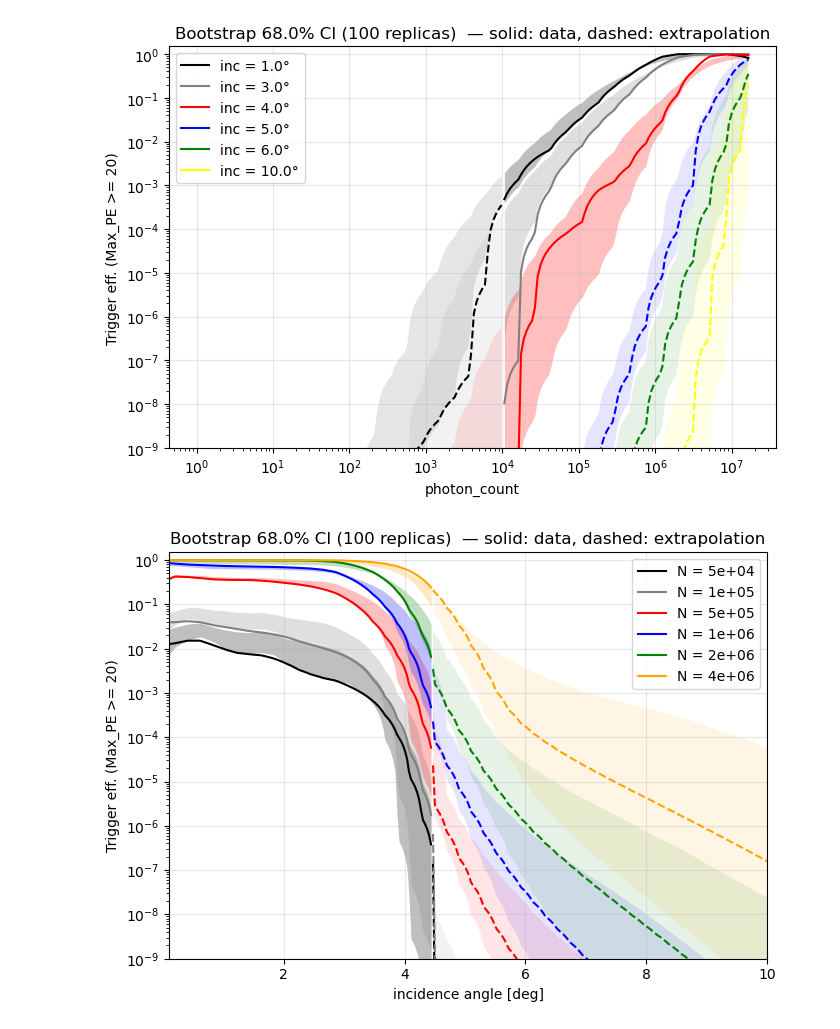
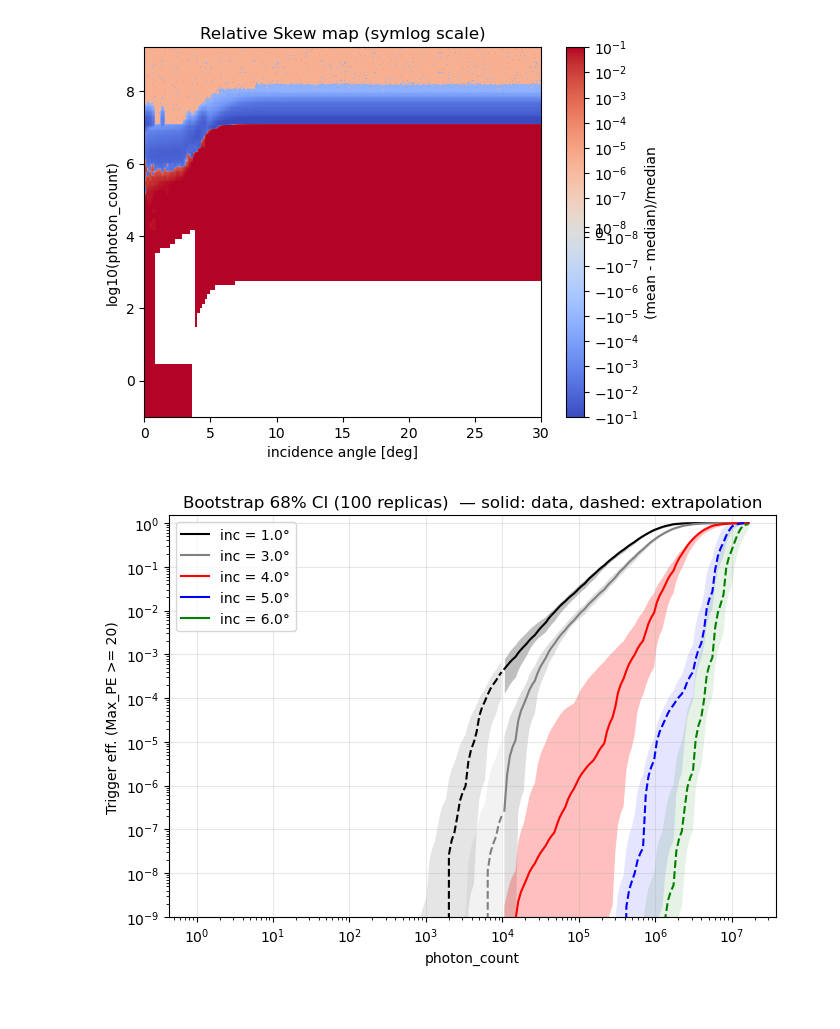
Before and after one commit to Teikiet/Muon_Trinity, a Jupyter notebook: analysis/Demonstrator_Muon_flux_v4_test.ipynb, the cells around one changed output. Drawn from its saved outputs; the diff is of its cells as text; code cells hidden in the pictures; blank space fills up the shorter version.

```diff
--- a/analysis/Demonstrator_Muon_flux_v4_test.ipynb
+++ b/analysis/Demonstrator_Muon_flux_v4_test.ipynb
@@ -311,7 +305,7 @@ def trigger_eff(N_gamma, inc_deg):
 # ---------- 5. Plot the efficiency map ----------
 fig, ax = plt.subplots(figsize=(7,5))
 pcm = ax.pcolormesh(pc_edges, inc_edges, eff_smooth.T,
-                    cmap='viridis', shading='auto', norm=SymLogNorm(linthresh=np.min(eff_smooth[np.where(eff_smooth>0)]), linscale=0.5, base=10))
+                    cmap='viridis', norm=SymLogNorm(linthresh=np.min(eff_smooth[np.where(eff_smooth>0)]), linscale=0.5, base=10))
 ax.set_xscale('log')
 ax.set_xlabel("photon_count"); ax.set_ylabel("Incidence (deg)")
 ax.set_title(f"Empirical trigger efficiency (Max_PE >= {PE_THRESHOLD})")
@@ -338,7 +332,7 @@ for ax, (ilo, ihi) in zip(axes, slices):
     ax.errorbar(pc_cen, emp, yerr=err, fmt='ko', ms=4, label='empirical')
     ax.plot(pc_cen, pred, 'r-', label='lookup')
     ax.set_xscale('log')#; ax.set_ylim(-0.05, 1.1)
-    ax.set_yscale('symlog')
+    ax.set_yscale('log')
     ax.set_xlabel("photon_count")
     ax.set_title(f"inc {ilo:.1f}-{ihi:.1f}°")
     ax.grid(alpha=0.3); ax.legend(fontsize=8)
@@ -1907,11 +1866,35 @@ plt.show()
 # %%
+# Check Skewness
+import matplotlib.pyplot as plt
+from matplotlib.colors import SymLogNorm
+import numpy as np
+
+skew = (BOOT_MEAN - BOOT_MED) / BOOT_MED
+
+linthresh = np.min(skew[np.where(skew > 0)])
+vmax = np.nanmax(np.abs(skew))
+
+norm = SymLogNorm(linthresh=linthresh, linscale=1.0,
+                  vmin=-vmax, vmax=vmax, base=10)
+
+extent = [COMMON_INC[0], COMMON_INC[-1],
+          COMMON_LOG_PC[0], COMMON_LOG_PC[-1]]
+
+plt.imshow(skew, norm=norm, cmap="coolwarm", origin="lower",
+           extent=extent, aspect="auto")
+plt.ylabel("log10(photon_count)")
+plt.xlabel("incidence angle [deg]")
+plt.colorbar(label="(mean - median)/median")
+plt.title("Relative Skew map (symlog scale)")
+plt.show()
+
 # ---------- Example: efficiency vs photon_count at a few incidences ----------
 fig, ax = plt.subplots(figsize=(7, 5))
 N_grid = np.logspace(np.log10(pc_.min()),
                      np.log10(pc_.max()) , 200)
 log_N_grid = np.log10(N_grid)
 
-for inc_val, color in zip([1, 3, 4, 5, 6, 10], ['black', 'gray', 'red', 'blue', 'green', 'yellow']):
+for inc_val, color in zip([1, 3, 4, 5, 6], ['black', 'gray', 'red', 'blue', 'green']):
     eff_c, lo, hi = trigger_eff_ci(N_grid, inc_val)
 
     # Mask: True where we are inside the empirical data coverage box
@@ -1959,32 +1942,32 @@ for N_val, color in zip(N_values, colors):
     inside = (
         (np.log10(N_val) >= log_pc_lo) & (np.log10(N_val) <= _DATA_LOG_PC_HI) &
         (inc_grid        >= _DATA_INC_LO) & (inc_grid     <= _DATA_INC_HI)
     )
 
     # Solid segment (inside)
     eff_in = np.where(inside, eff_c, np.nan)
     ax.plot(inc_grid, eff_in, color=color, linestyle='-',
             label=f"N = {N_val:.0e}")
 
     # Dashed segment (extrapolation, including inc > data range up to 10°)
     eff_out = np.where(~inside, eff_c, np.nan)
     ax.plot(inc_grid, eff_out, color=color, linestyle='--')
 
     # CI band
     ax.fill_between(inc_grid, lo, hi, where=inside,
                     color=color, alpha=0.25, linewidth=0)
     ax.fill_between(inc_grid, lo, hi, where=~inside,
                     color=color, alpha=0.10, linewidth=0)
 
 ax.set_yscale('log')
 ax.set_ylim(1e-9, 1.5)
 ax.set_xlim(inc_.min(), 10.0)
 ax.set_xlabel("incidence angle [deg]")
 ax.set_ylabel(f"Trigger eff. (Max_PE >= {PE_THRESHOLD})")
 ax.set_title(f"Bootstrap {CI_LEVEL}% CI ({N_BOOT} replicas)  "
              f"— solid: data, dashed: extrapolation")
 ax.grid(alpha=0.3); ax.legend()
 plt.tight_layout(); plt.show()
 # %% [output]
-[figure, old version]
+[figure, new version]
-[figure, old version]
+[figure, new version]
```
Also changed, not shown: parts of 21 cells of this notebook, 18 other files.
